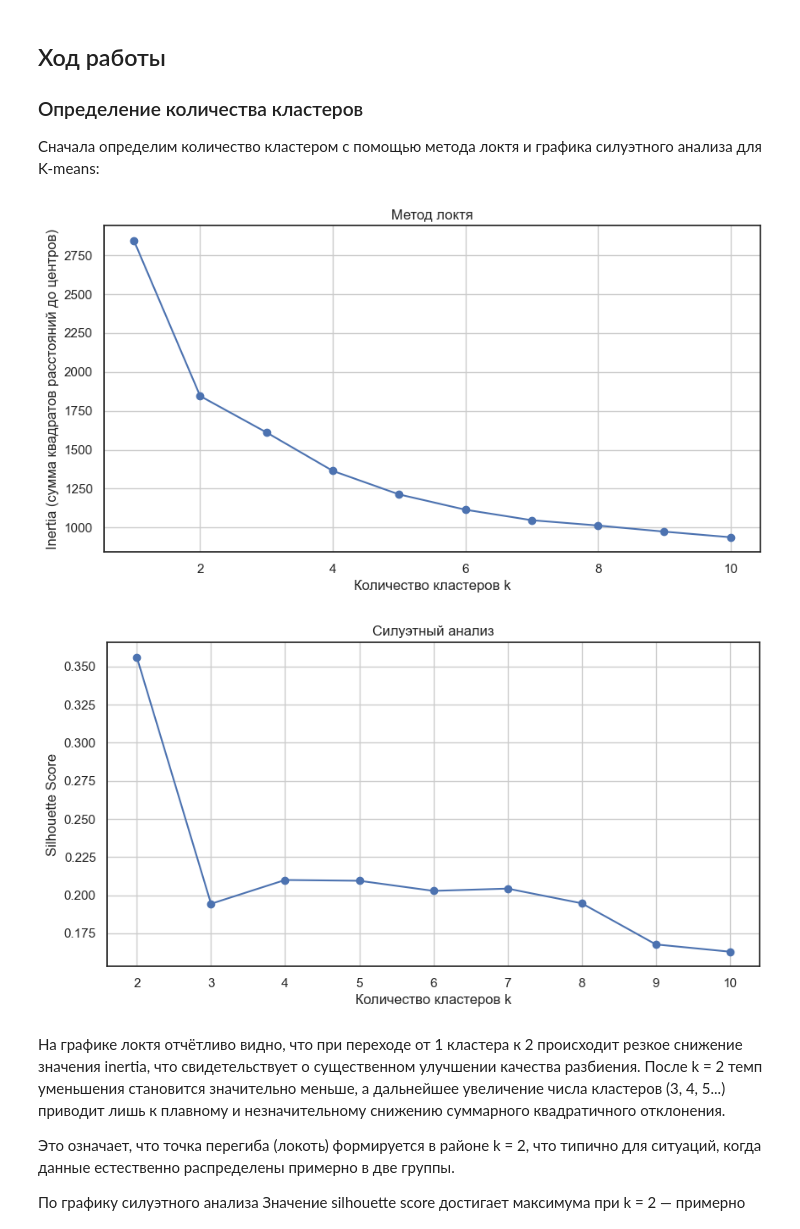
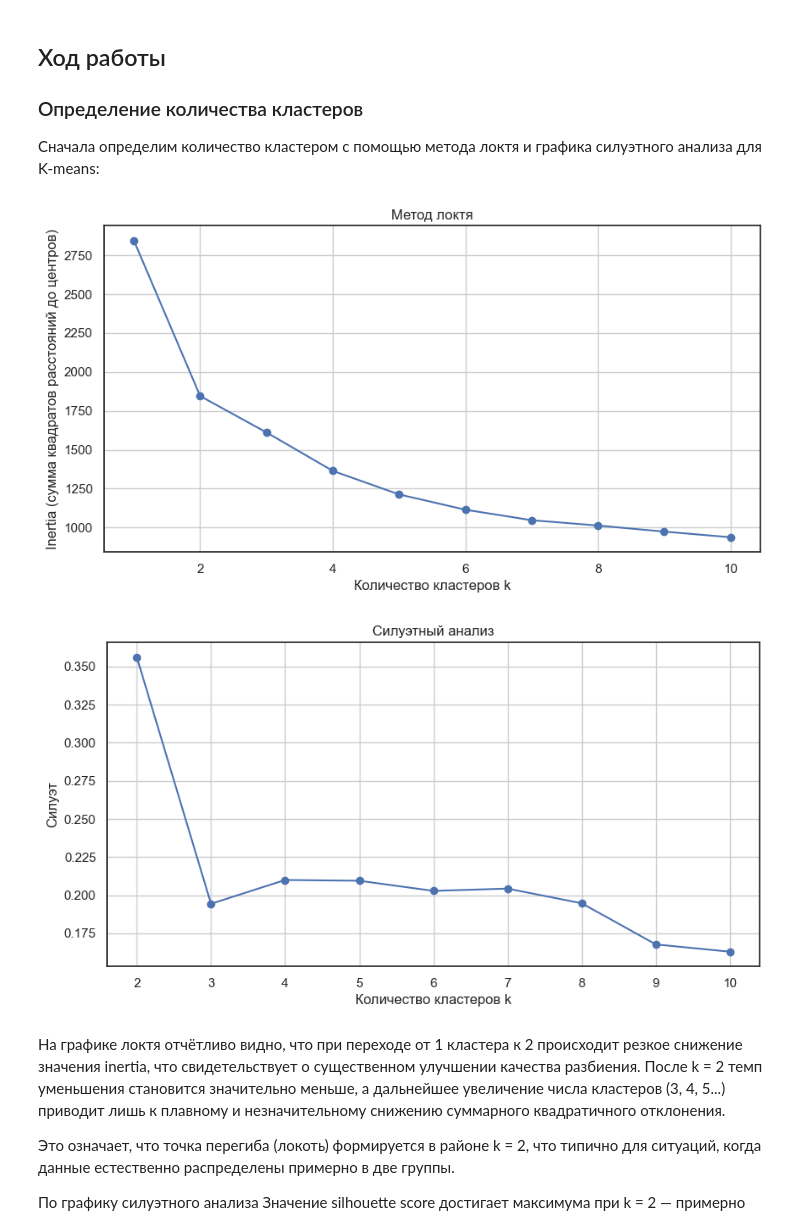
Before and after one commit to alino4ka554/L4_AISystems, a Jupyter notebook: clustering.ipynb, the cells around one changed output. Drawn from its saved outputs; the diff is of its cells as text; code cells hidden in the pictures.

```diff
--- a/clustering.ipynb
+++ b/clustering.ipynb
@@ -327,7 +420,7 @@ sns.pairplot(df_scaled)
 
 Сначала определим количество кластером с помощью метода локтя и графика силуэтного анализа для K-means:
 # %%
-from sklearn.cluster import KMeans
+from sklearn.cluster import KMeans, AgglomerativeClustering
 import matplotlib.pyplot as plt
 
 inertia = []
@@ -336,35 +429,35 @@ K_range = range(1, 11)
 for k in K_range:
     kmeans = KMeans(n_clusters=k, random_state=42)
     kmeans.fit(X_scaled)
     inertia.append(kmeans.inertia_)
 
 plt.figure(figsize=(10,5))
 plt.plot(K_range, inertia, marker='o')
 plt.title("Метод локтя")
 plt.xlabel("Количество кластеров k")
 plt.ylabel("Inertia (сумма квадратов расстояний до центров)")
 plt.grid(True)
 plt.show()
 from sklearn.metrics import silhouette_score
 
 silhouette_scores = []
 K_range = range(2, 11)
 for k in K_range:
     kmeans = KMeans(n_clusters=k, random_state=42)
     labels = kmeans.fit_predict(X_scaled)
     sil_score = silhouette_score(X_scaled, labels)
     silhouette_scores.append(sil_score)
 
 plt.figure(figsize=(10,5))
 plt.plot(K_range, silhouette_scores, marker='o')
 plt.title("Силуэтный анализ")
 plt.xlabel("Количество кластеров k")
-plt.ylabel("Silhouette Score")
+plt.ylabel("Силуэт")
 plt.grid(True)
 plt.show()
 # %% [output]
 [figure]
-[figure, old version]
+[figure, new version]
 # %% [markdown]
 На графике локтя отчётливо видно, что при переходе от 1 кластера к 2 происходит резкое снижение значения inertia, что свидетельствует о существенном улучшении качества разбиения.
 После k = 2 темп уменьшения становится значительно меньше, а дальнейшее увеличение числа кластеров (3, 4, 5...) приводит лишь к плавному и незначительному снижению суммарного квадратичного отклонения.
```
Also changed, not shown: parts of 16 cells of this notebook.
